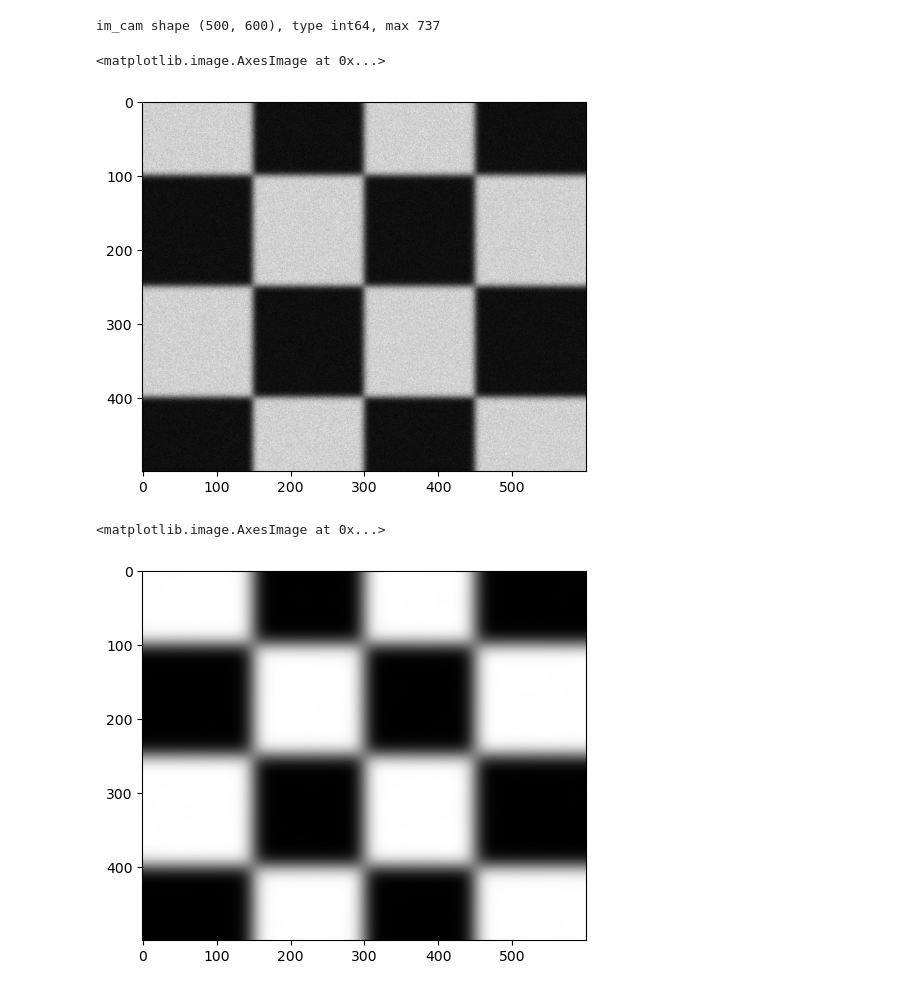
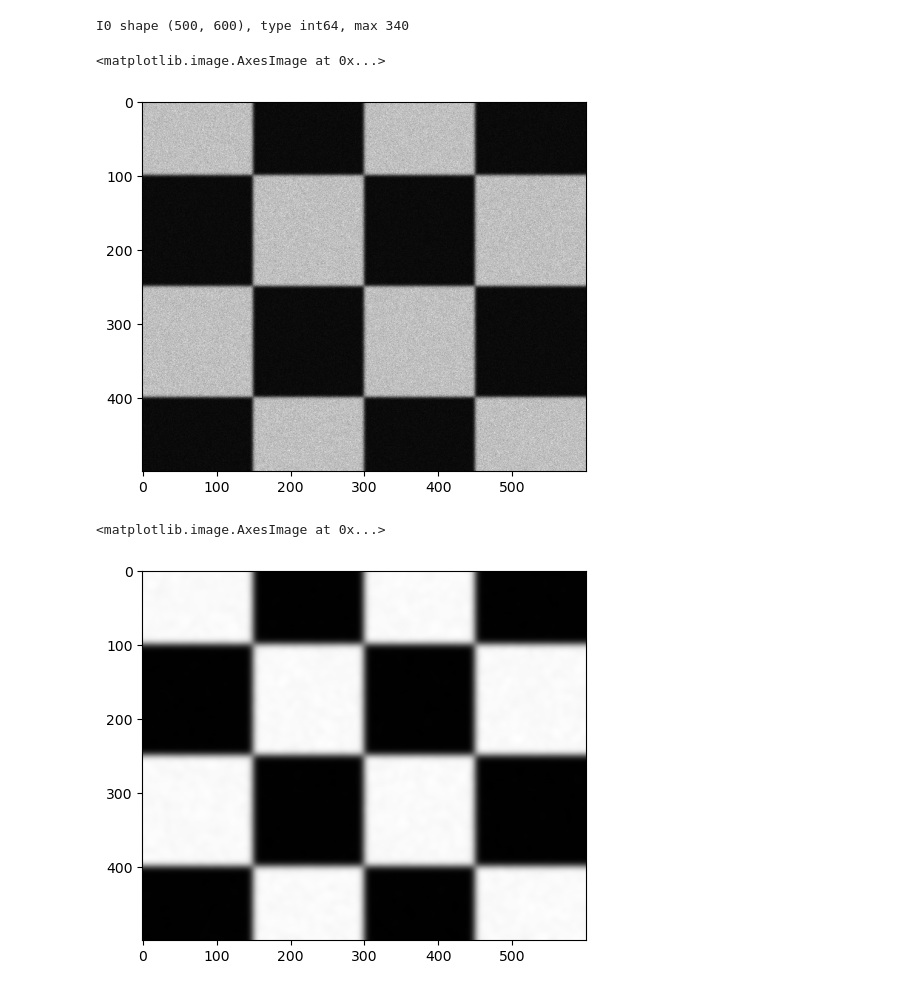
Before and after one commit to chriscannon9001/opticiq, a Jupyter notebook: docs/demoCheckerBoard.ipynb, the cells around one changed output. Drawn from its saved outputs; the diff is of its cells as text; code cells hidden in the pictures.

```diff
--- a/docs/demoCheckerBoard.ipynb
+++ b/docs/demoCheckerBoard.ipynb
@@ -1,31 +1,23 @@
 # %%
 import numpy as np
 import opticiq as iq
-from opticiq import gen
+from opticiq import data
 from matplotlib import pyplot as plt
 
-# generator for making IQ test charts as images, default is 8bit, contrast ratio at only 5
-imgen = gen.ChartGen_img([600, 500], cr=5)
-im_chart, name = imgen.checkerboard(150, tile=True)
-# convert the image generated from PIL.Image back to array of float
-im_chart_f = np.array(im_chart, dtype='float')
-# this rescaling implies the camera has 2bit more depth then the test chart, and nominal 60% of saturation
-im_nom = im_chart_f * 2**2 * 0.6
-# simulate a camera return with simulated lens blur and poisson (salt and pepper noise)
-im_cam = gen.image_transfer_simple(im_nom, sigma=4, poisson=1, darklevel=3)
-print('im_cam shape %s, type %s, max %d' % (im_cam.shape, im_cam.dtype, im_cam.max()))
-plt.imshow(im_cam, cmap='gray')
+I0 = data.demoS.cb
+print('I0 shape %s, type %s, max %d' % (I0.shape, I0.dtype, I0.max()))
+plt.imshow(I0, cmap='gray')
 # %% [output]
-im_cam shape (500, 600), type int64, max 737
+I0 shape (500, 600), type int64, max 340
 <matplotlib.image.AxesImage at 0x...>
 [figure]
 # %%
-# setup gradients
-im_grad = iq.ImGrad(im_cam, sigma=10)
+# run cb recipe
+imG, roi = iq.recipe_checkerboard2(I0, 4)
 # show the blurred version, note that noise is reduced and gradient zones increased
-plt.imshow(im_grad.I1, cmap='gray')
+plt.imshow(imG['I1'], cmap='gray')
 # %% [output]
 <matplotlib.image.AxesImage at 0x...>
-[figure, old version]
+[figure, new version]
 # %%
 # show Hessian Determinant of blurred
```
Also changed, not shown: parts of 2 cells of this notebook, 11 other files.
